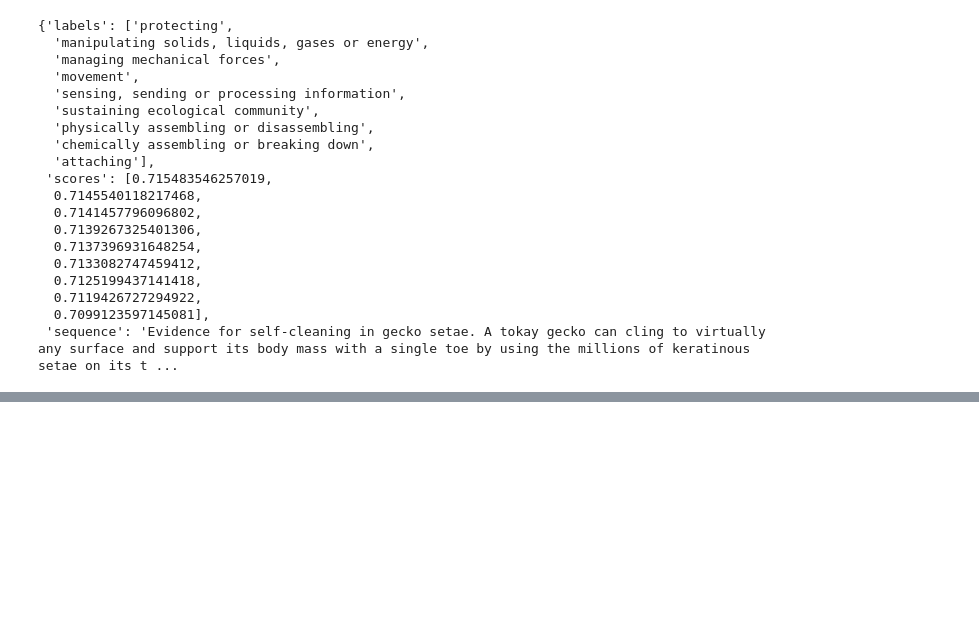
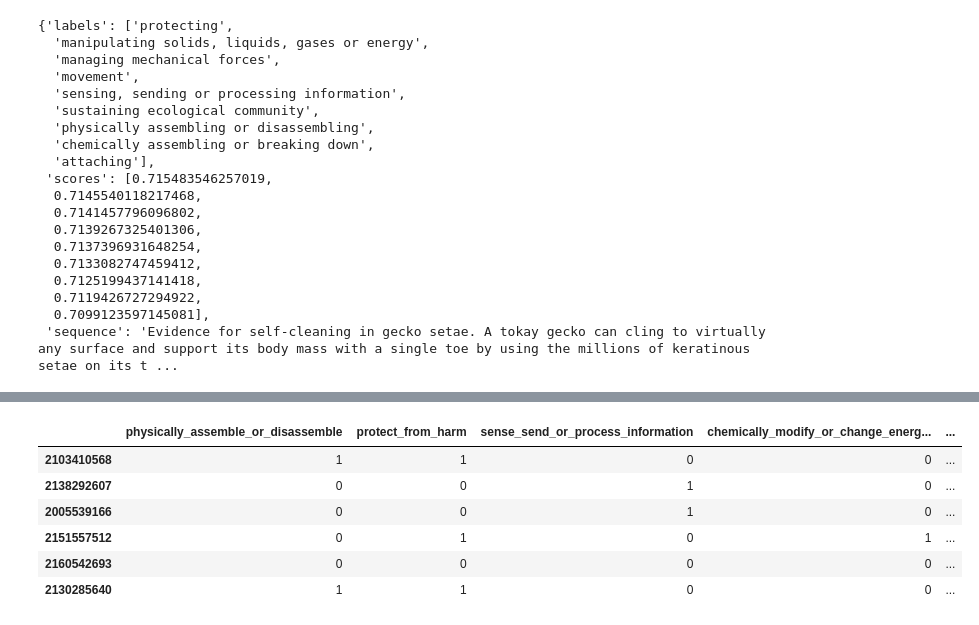
Before and after one commit to nasa-petal/search-engine, a Jupyter notebook: transformers-zs-nli.ipynb, the cells around one changed output, grey strips where cells are left out. Drawn from its saved outputs; the diff is of its cells as text; code cells hidden in the pictures; blank space fills up the shorter version.

```diff
--- a/transformers-zs-nli.ipynb
+++ b/transformers-zs-nli.ipynb
@@ -65,3 +69,12 @@ df.level1 = df.level1.replace({'physically_assemble/disassemble' : 'physically_a
                                'sense,_send,_or_process_information': 'sense_send_or_process_information',
                                'maintain_ecological_community':'sustain_ecological_community',
                                'manipulate_solids,_liquids,_gases,_or_energy':'manipulate_solids_liquids_gases_or_energy'}, regex=True)
+# %%
+# remove rows with no level1 labels, no paper ids, or no titles
+df = df[df['level1'] != '[]']
+df = df[df['level1'] != "['']"]
+df = df[df['paper'] != '']
+df = df[df['title'] != '']
+df = df[df['title'] != '[]']
+df = df[df['title'] != "['']"]
+df
@@ -68,8 +95,11 @@ df.level1 = df.level1.replace({'physically_assemble/disassemble' : 'physically_a
 # %%
+# convert level1 array strings to actual arrays
 from ast import literal_eval
 df['level1'] = df['level1'].apply(literal_eval)
+df['title'] = df['title'].apply(literal_eval)
+df['abstract'] = df['abstract'].apply(literal_eval)
 
-# show unique level1 labels have to
+# show unique level1 labels in the dataset
 from itertools import chain
 
 unique_lists_in_items = df.level1
@@ -80,8 +110 @@ print(set_of_items)
-# %%
-# remove rows with no level1 labels
-df = df[df.level1 != '[]']
-df = df[df.level1 != "['']"]
-# %%
-for index, row in df.iterrows():
-    print(row['c1'], row['c2'])
 # %%
@@ -173,0 +226,28 @@ from sklearn.metrics import ndcg_score
+# %%
+# create our ground truth matrix D x T where row indexes are the paper MAGIDS, and the columns are the topics. A 1 means the paper had the label in the ground truth data, a 0 means it didn't.
+y_true = []
+indexes = []
+
+for idx, sequence in df.iterrows():
+  #doc = df.loc[[sequence['MAGID']]]
+  row = []
+  indexes.append(sequence['paper'])
+  for label in candidate_labels_lvl1c:
+    #print(doc['level1'])
+    if (label in sequence['level1']):
+      row.append(1)
+    else:
+      row.append(0)
+  y_true.append(row)
+  if (idx == 5):
+    pass; #break;
+df_truth = pd.DataFrame(y_true, index = indexes, columns = candidate_labels_lvl1c)
+df_truth
+# %% [output]
+|  | physically_assemble_or_disassemble | protect_from_harm | sense_send_or_process_information | chemically_modify_or_change_energ... | ... |
+| 2103410568 | 1 | 1 | 0 | 0 | ... |
+| 2138292607 | 0 | 0 | 1 | 0 | ... |
+| 2005539166 | 0 | 0 | 1 | 0 | ... |
+| 2151557512 | 0 | 1 | 0 | 1 | ... |
+| 2160542693 | 0 | 0 | 0 | 0 | ... |
+| 2130285640 | 1 | 1 | 0 | 0 | ... |
```
Also changed, not shown: parts of 13 cells of this notebook.
